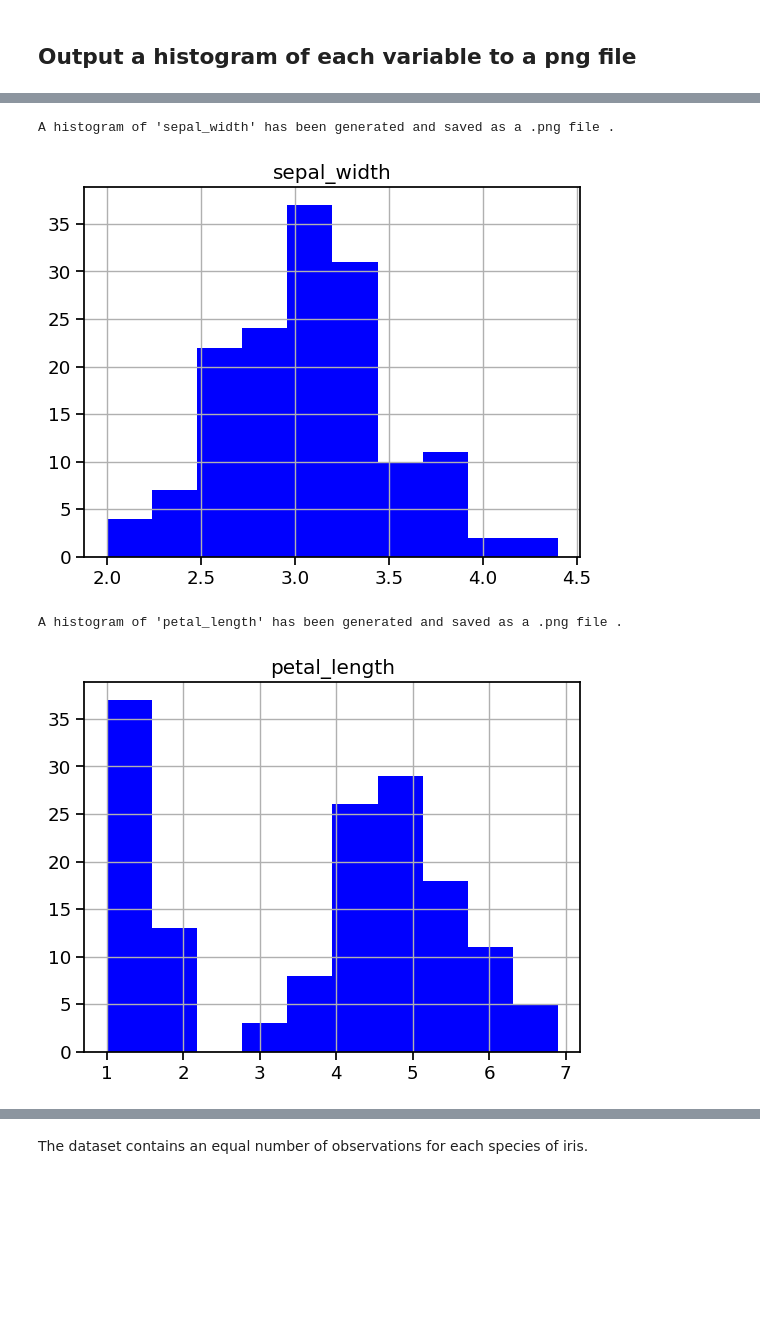
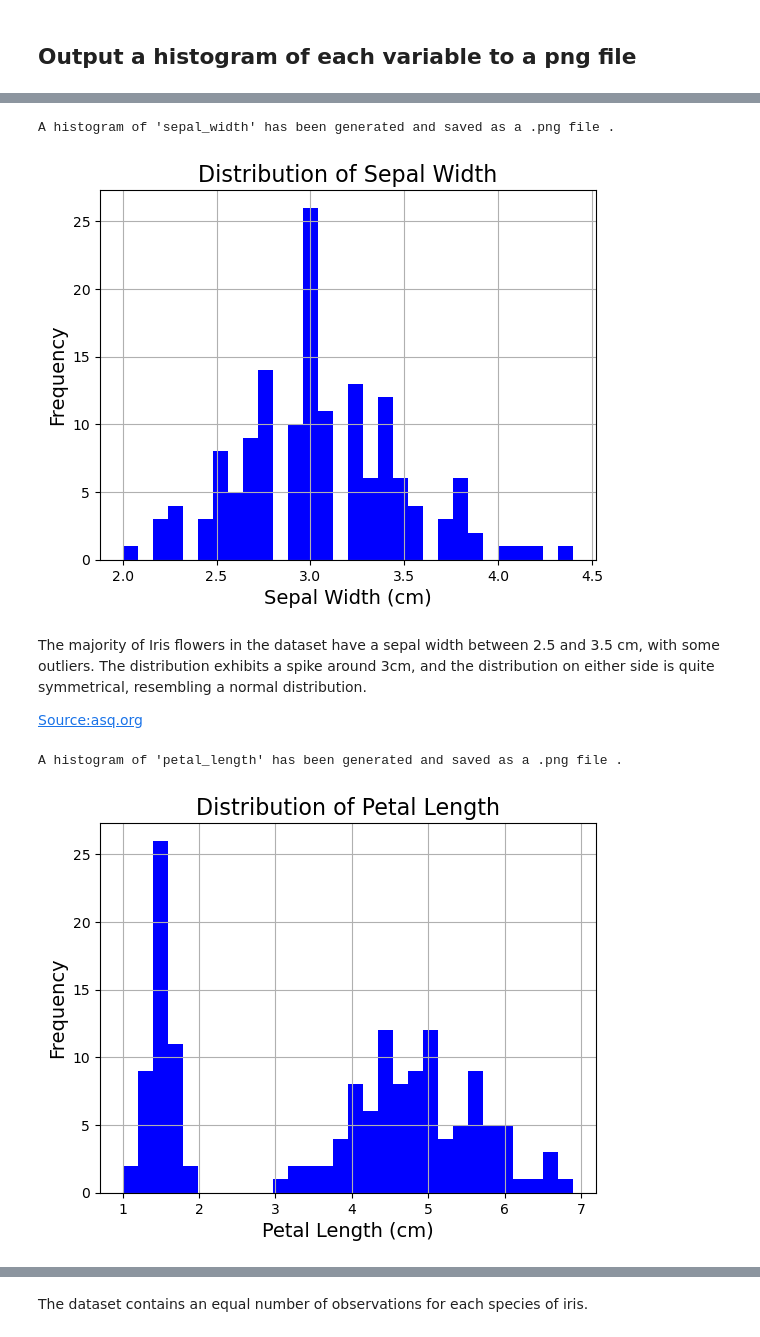
Before and after one commit to sarahembarry/pands-project, a Jupyter notebook: analysisnotebook.ipynb, the cells around one changed output, grey strips where cells are left out. Cells and saved outputs as stored; diff of their text form; code cells hidden in the pictures; blank space fills up the shorter version.

```diff
--- a/analysisnotebook.ipynb
+++ b/analysisnotebook.ipynb
@@ -108,20 +121,34 @@ A histogram of 'sepal_length' has been generated and saved as a .png file .
 # %%
 # Use Pandas to create a histogram
-df.hist(column='sepal_width', color='blue')
+# Using a larger number of bins provides a more detailed view of the overall distribution.
+df.hist(column='sepal_width', color='blue',bins=30)
+# Use Matplotlib to add labels and title to the histogram
+plt.title('Distribution of Sepal Width', fontsize=16)
+plt.xlabel('Sepal Width (cm)', fontsize=14)
+plt.ylabel('Frequency', fontsize=14)
 # Use Matplotlib to save the histogram as a png file
 plt.savefig('sepal_width_histogram.png')
 # Text message
 print("A histogram of 'sepal_width' has been generated and saved as a .png file .")
 # %% [output]
 A histogram of 'sepal_width' has been generated and saved as a .png file .
-[figure, old version]
+[figure, new version]
+# %% [markdown]
+The majority of Iris flowers in the dataset have a sepal width between 2.5 and 3.5 cm, with some outliers. The distribution exhibits a spike around 3cm, and the distribution on either side is quite symmetrical, resembling a normal distribution.
+
+[Source:asq.org](https://asq.org/quality-resources/histogram)
 # %%
 # Use Pandas to create a histogram
-df.hist(column='petal_length', color='blue')
+# Using a larger number of bins provides a more detailed view of the overall distribution.
+df.hist(column='petal_length', color='blue',bins=30)
+# Use Matplotlib to add labels and title to the histogram
+plt.title('Distribution of Petal Length', fontsize=16)
+plt.xlabel('Petal Length (cm)', fontsize=14)
+plt.ylabel('Frequency', fontsize=14)
 # Use Matplotlib to save the histogram as a png file
 plt.savefig('petal_length_histogram.png')
 # Text message
 print("A histogram of 'petal_length' has been generated and saved as a .png file .")
 # %% [output]
 A histogram of 'petal_length' has been generated and saved as a .png file .
-[figure, old version]
+[figure, new version]
```
Also changed, not shown: parts of 26 cells of this notebook, 6 other files.
